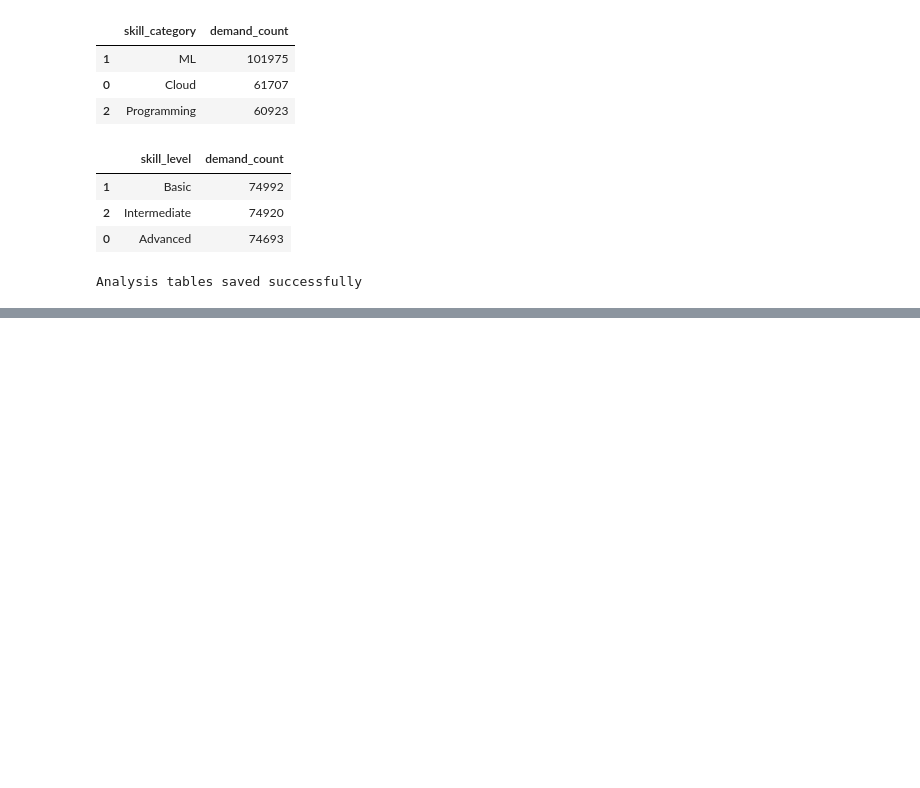
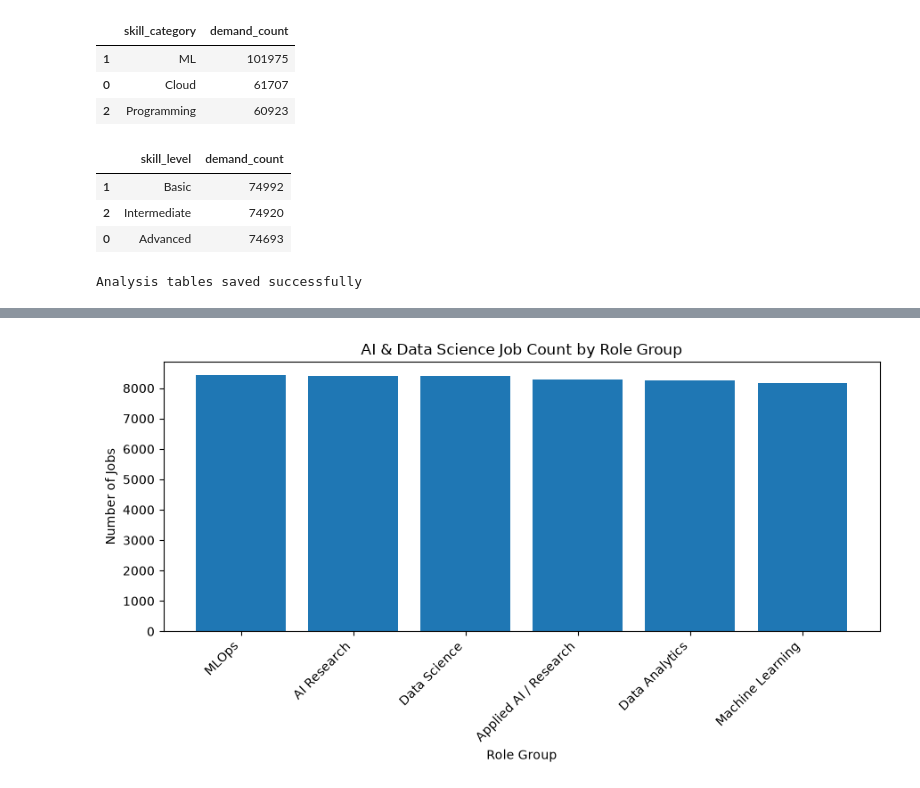
Before and after one commit to Charith-01/Global-AI-Data-Science-Skills-and-Salary-Trends, a Jupyter notebook: notebooks/01_data_loading_and_exploration.ipynb, the cells around one changed output, grey strips where cells are left out. Drawn from its saved outputs; the diff is of its cells as text; code cells hidden in the pictures; blank space fills up the shorter version.

```diff
--- a/notebooks/01_data_loading_and_exploration.ipynb
+++ b/notebooks/01_data_loading_and_exploration.ipynb
@@ -645,0 +687,16 @@ Analysis tables saved successfully
+# %%
+plt.figure(figsize=(9, 5))
+
+plt.bar(jobs_by_role["role_group"], jobs_by_role["job_count"])
+
+plt.title("AI & Data Science Job Count by Role Group")
+plt.xlabel("Role Group")
+plt.ylabel("Number of Jobs")
+
+plt.xticks(rotation=45, ha="right")
+plt.tight_layout()
+
+plt.savefig(CHARTS_DIR / "jobs_by_role_group.png", dpi=300)
+plt.show()
+# %% [output]
+[figure, added]
```
Also changed, not shown: parts of 18 cells of this notebook, 11 other files.
